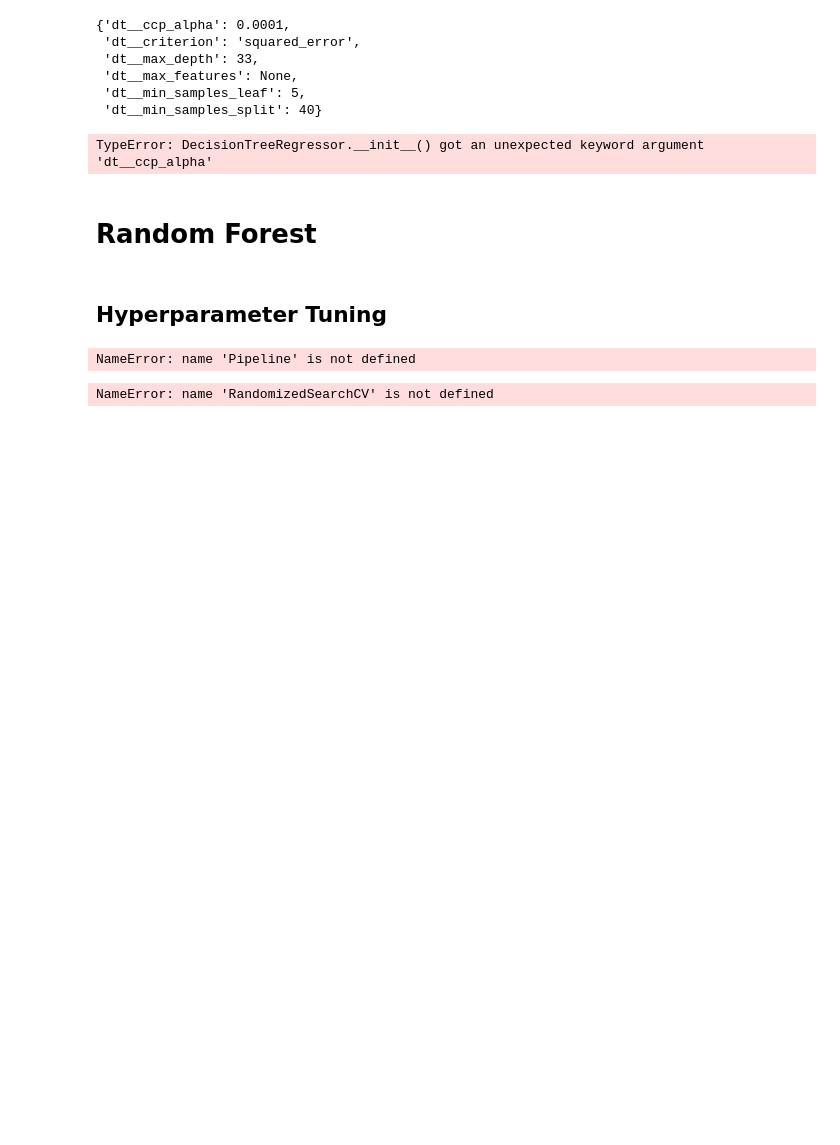
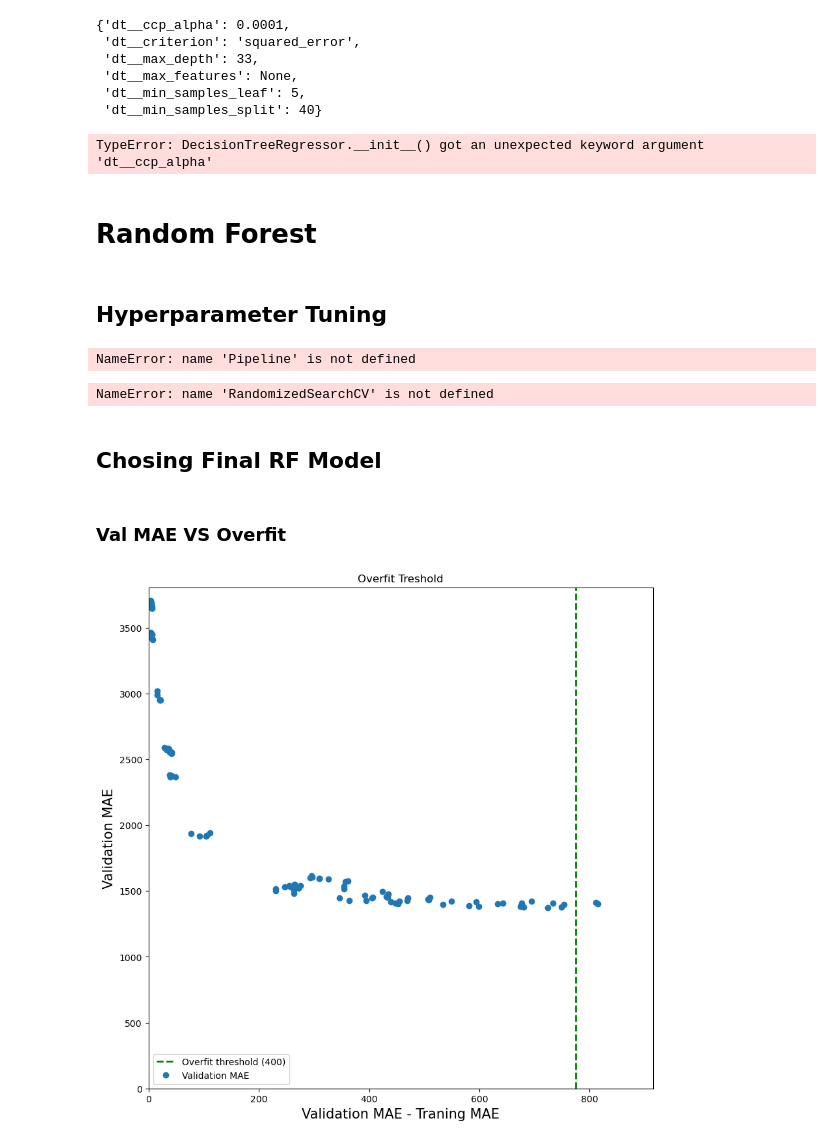
Before and after one commit to miguelrebelo291/Expediting-Car-Evaluations-with-ML, a Jupyter notebook: notebooks/model.ipynb, the cells around one changed output. Saved outputs shown, nothing was run; the diff lists cells and outputs as text; code cells hidden in the pictures; blank space fills up the shorter version.

Commit message:
Gráficos de erro Random Forest

```diff
--- a/notebooks/model.ipynb
+++ b/notebooks/model.ipynb
@@ -2083,3 +2083,46 @@ search_rf = RandomizedSearchCV(
 search_dt.fit(X, y)
 # %% [output]
 NameError: name 'RandomizedSearchCV' is not defined
+# %% [markdown]
+## Chosing Final RF Model
+# %% [markdown]
+### Val MAE VS Overfit
+# %%
+grid_results_rf = pd.read_excel("../project_data/model_results/Random_Search_Results_RandomForest.xlsx")
+# %%
+train_scores = -grid_results_rf["mean_train_score"]
+test_scores = -grid_results_rf["mean_test_score"]
+overfit = grid_results_rf["overfit"]
+
+
+fig, ax = plt.subplots(figsize=(10, 10))
+
+ax.set_xlabel("Validation MAE - Traning MAE", fontsize=15)
+ax.set_xlim(0, max(overfit)+100)
+ax.set_ylabel("Validation MAE", fontsize=15)
+ax.set_ylim(0, max(test_scores)+100)
+ax.set_title("Overfit Treshold")
+
+
+ax.axvline(
+    x=775,
+    linestyle="--",
+    linewidth=2,
+    color="green",
+    label="Overfit threshold (400)"
+)
+
+ax.plot(
+    overfit,
+    test_scores,
+    marker="o",
+    linestyle="None",
+    label="Validation MAE",
+    drawstyle="steps-post"
+)
+
+#ax.invert_yaxis()
+ax.legend()
+plt.show()
+# %% [output]
+[figure, added]
```
Also changed, not shown: parts of 2 cells of this notebook, 1 other file.
